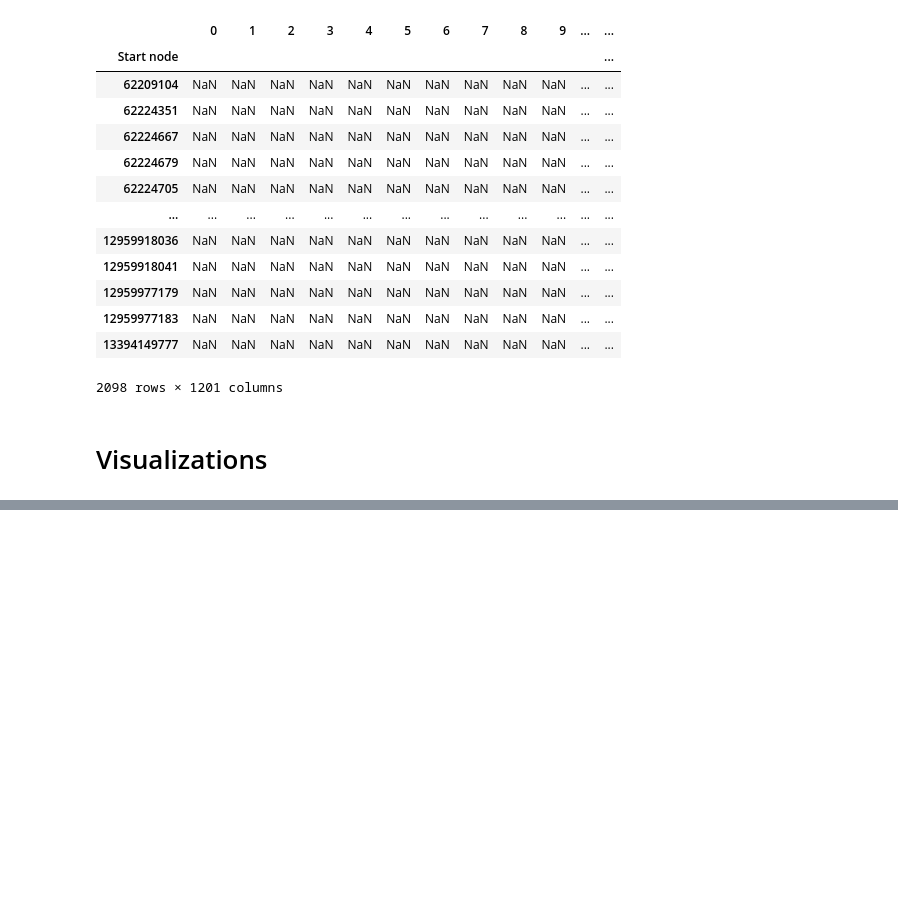
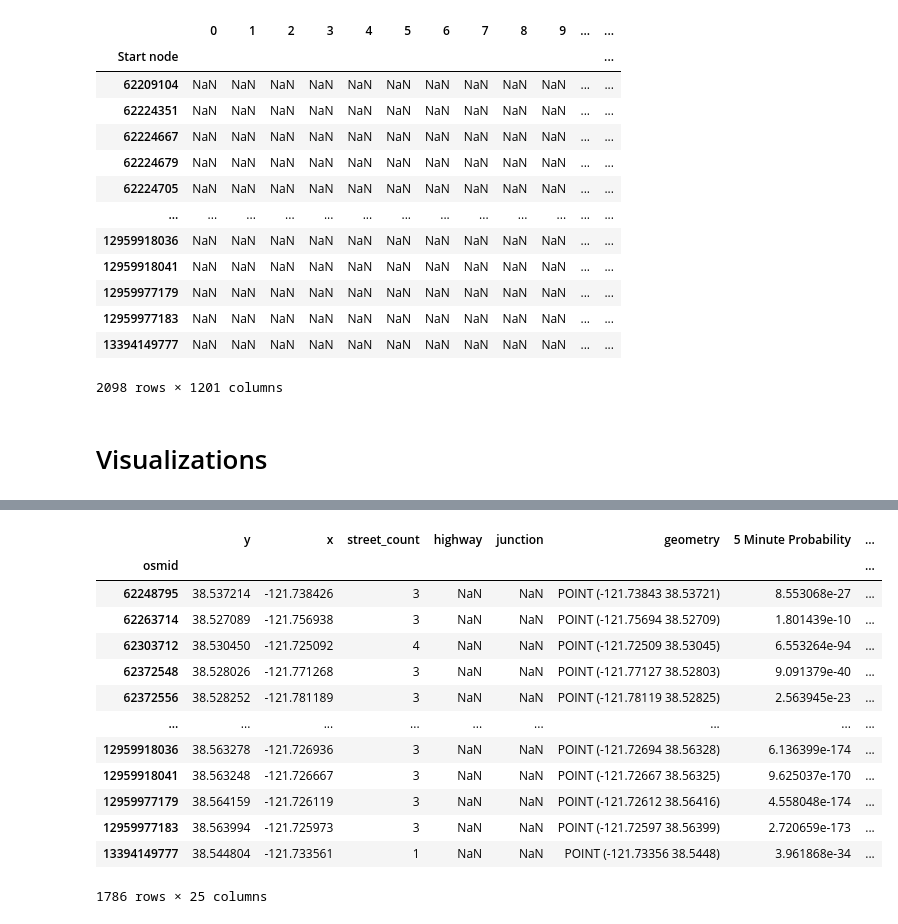
Before and after one commit to darpitydarp/ECI-253, a Jupyter notebook: Final Project/ECI 253 Final Project.ipynb, the cells around one changed output, grey strips where cells are left out. Cells and saved outputs as stored; diff of their text form; code cells hidden in the pictures; blank space fills up the shorter version.

```diff
--- a/Final Project/ECI 253 Final Project.ipynb
+++ b/Final Project/ECI 253 Final Project.ipynb
@@ -1137,0 +1168,18 @@ show_folium_safe(m)
+# %%
+innerJoinNodes = bikeNodes.join(driveNodes, on="osmid", how="inner", rsuffix="_drive")
+innerJoinNodes
+# %% [output]
+|  | y | x | street_count | highway | junction | geometry | 5 Minute Probability | ... |
+| osmid |  |  |  |  |  |  |  | ... |
+| 62248795 | 38.537214 | -121.738426 | 3 | NaN | NaN | POINT (-121.73843 38.53721) | 8.553068e-27 | ... |
+| 62263714 | 38.527089 | -121.756938 | 3 | NaN | NaN | POINT (-121.75694 38.52709) | 1.801439e-10 | ... |
+| 62303712 | 38.530450 | -121.725092 | 4 | NaN | NaN | POINT (-121.72509 38.53045) | 6.553264e-94 | ... |
+| 62372548 | 38.528026 | -121.771268 | 3 | NaN | NaN | POINT (-121.77127 38.52803) | 9.091379e-40 | ... |
+| 62372556 | 38.528252 | -121.781189 | 3 | NaN | NaN | POINT (-121.78119 38.52825) | 2.563945e-23 | ... |
+| ... | ... | ... | ... | ... | ... | ... | ... | ... |
+| 12959918036 | 38.563278 | -121.726936 | 3 | NaN | NaN | POINT (-121.72694 38.56328) | 6.136399e-174 | ... |
+| 12959918041 | 38.563248 | -121.726667 | 3 | NaN | NaN | POINT (-121.72667 38.56325) | 9.625037e-170 | ... |
+| 12959977179 | 38.564159 | -121.726119 | 3 | NaN | NaN | POINT (-121.72612 38.56416) | 4.558048e-174 | ... |
+| 12959977183 | 38.563994 | -121.725973 | 3 | NaN | NaN | POINT (-121.72597 38.56399) | 2.720659e-173 | ... |
+| 13394149777 | 38.544804 | -121.733561 | 1 | NaN | NaN | POINT (-121.73356 38.5448) | 3.961868e-34 | ... |
+1786 rows × 25 columns
```
Also changed, not shown: parts of 10 cells of this notebook, 22 other files.
